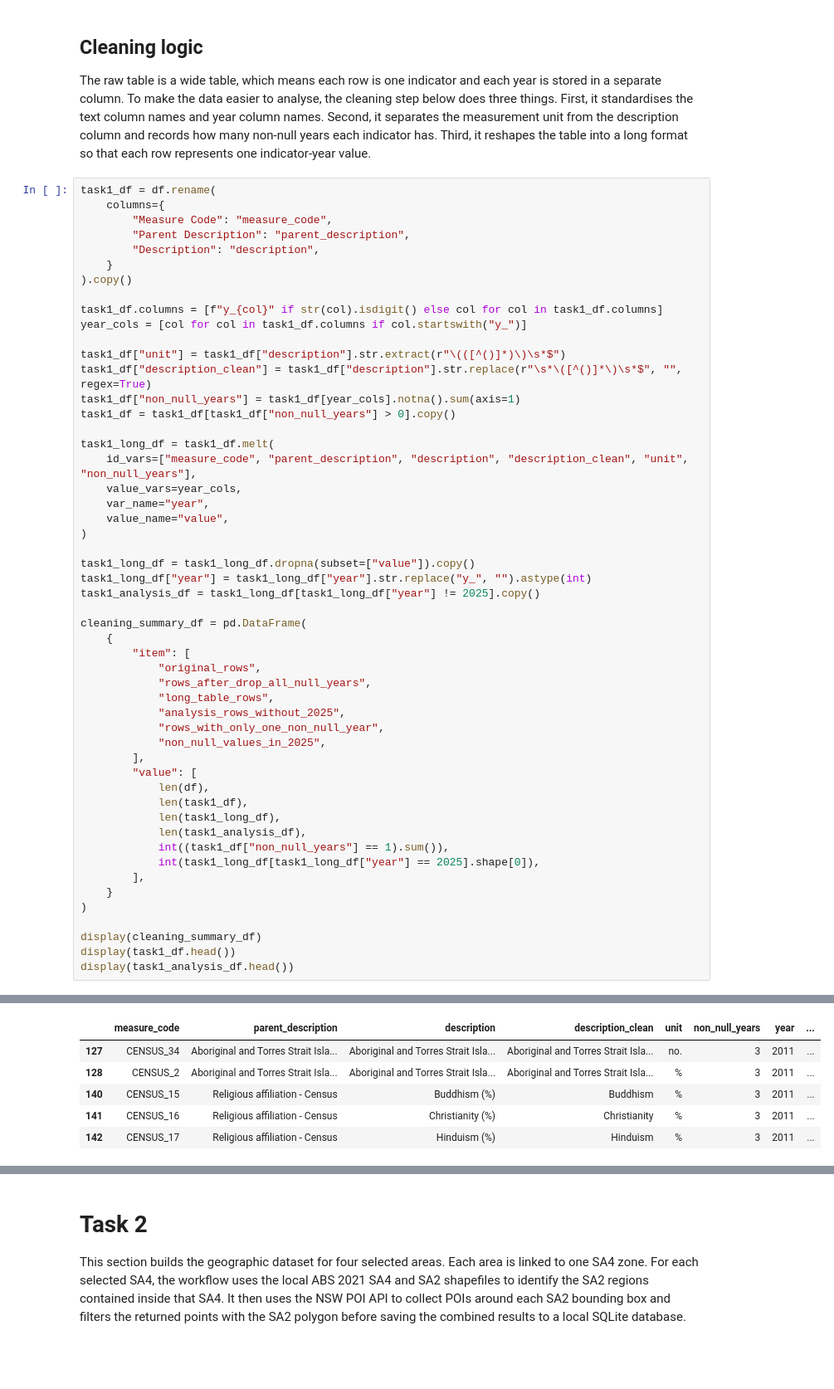
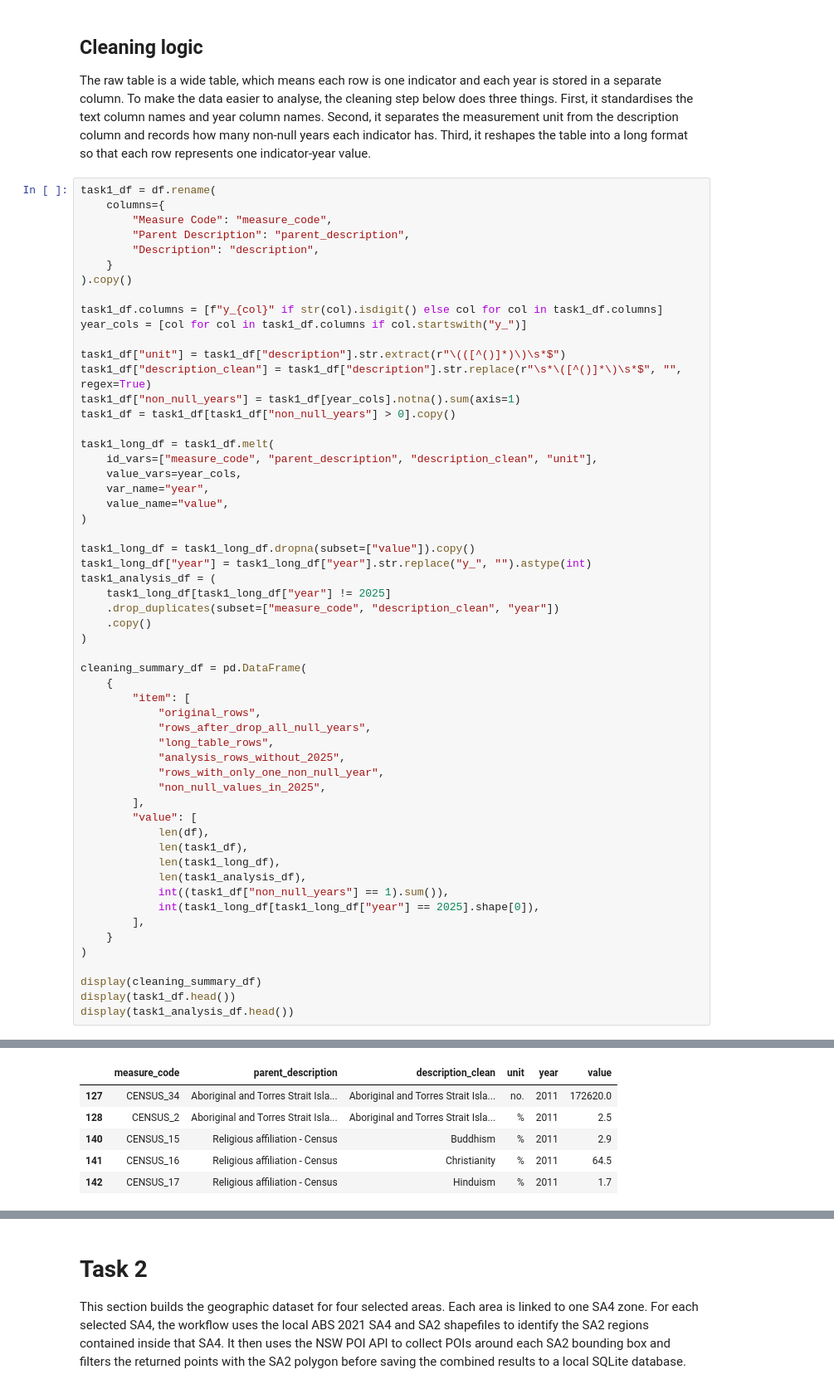
Before and after one commit to felix971/DATA2001_G56, a Jupyter notebook: data2001.ipynb, the cells around one changed output, grey strips where cells are left out. Shown at 83% size. Cells and saved outputs as stored; diff of their text form; blank space fills up the shorter version.

```diff
--- a/data2001.ipynb
+++ b/data2001.ipynb
@@ -41,7 +42,7 @@ task1_df["non_null_years"] = task1_df[year_cols].notna().sum(axis=1)
 task1_df = task1_df[task1_df["non_null_years"] > 0].copy()
 
 task1_long_df = task1_df.melt(
-    id_vars=["measure_code", "parent_description", "description", "description_clean", "unit", "non_null_years"],
+    id_vars=["measure_code", "parent_description", "description_clean", "unit"],
     value_vars=year_cols,
     var_name="year",
     value_name="value",
@@ -49,7 +50,11 @@ task1_long_df = task1_df.melt(
 
 task1_long_df = task1_long_df.dropna(subset=["value"]).copy()
 task1_long_df["year"] = task1_long_df["year"].str.replace("y_", "").astype(int)
-task1_analysis_df = task1_long_df[task1_long_df["year"] != 2025].copy()
+task1_analysis_df = (
+    task1_long_df[task1_long_df["year"] != 2025]
+    .drop_duplicates(subset=["measure_code", "description_clean", "year"])
+    .copy()
+)
 
 cleaning_summary_df = pd.DataFrame(
     {
@@ -62,36 +67,36 @@ cleaning_summary_df = pd.DataFrame(
             "non_null_values_in_2025",
         ],
         "value": [
             len(df),
             len(task1_df),
             len(task1_long_df),
             len(task1_analysis_df),
             int((task1_df["non_null_years"] == 1).sum()),
             int(task1_long_df[task1_long_df["year"] == 2025].shape[0]),
         ],
     }
 )
 
 display(cleaning_summary_df)
 display(task1_df.head())
 display(task1_analysis_df.head())
 # %% [output]
 |  | item | value |
 | 0 | original_rows | 800 |
 | 1 | rows_after_drop_all_null_years | 800 |
 | 2 | long_table_rows | 2874 |
 | 3 | analysis_rows_without_2025 | 2871 |
 | 4 | rows_with_only_one_non_null_year | 105 |
 | 5 | non_null_values_in_2025 | 3 |
 |  | measure_code | parent_description | description | y_2011 | y_2015 | y_2016 | y_2017 | y_2018 | y_2019 | ... |
 | 0 | ERP_P_20 | Estimated resident population - y... | Estimated resident population (no.) | NaN | NaN | NaN | NaN | NaN | 8046748.0 | ... |
 | 1 | ERP_21 | Estimated resident population - y... | Population density (persons/km2) | NaN | NaN | NaN | NaN | NaN | 10.0 | ... |
 | 2 | ERP_M_20 | Estimated resident population - y... | Estimated resident population - m... | NaN | NaN | NaN | NaN | NaN | 3999452.0 | ... |
 | 3 | ERP_F_20 | Estimated resident population - y... | Estimated resident population - f... | NaN | NaN | NaN | NaN | NaN | 4047296.0 | ... |
 | 4 | ERP_19 | Estimated resident population - y... | Median age - males (years) | NaN | NaN | NaN | NaN | NaN | 36.8 | ... |
-|  | measure_code | parent_description | description | description_clean | unit | non_null_years | year | ... |
-| 127 | CENSUS_34 | Aboriginal and Torres Strait Isla... | Aboriginal and Torres Strait Isla... | Aboriginal and Torres Strait Isla... | no. | 3 | 2011 | ... |
-| 128 | CENSUS_2 | Aboriginal and Torres Strait Isla... | Aboriginal and Torres Strait Isla... | Aboriginal and Torres Strait Isla... | % | 3 | 2011 | ... |
-| 140 | CENSUS_15 | Religious affiliation - Census | Buddhism (%) | Buddhism | % | 3 | 2011 | ... |
-| 141 | CENSUS_16 | Religious affiliation - Census | Christianity (%) | Christianity | % | 3 | 2011 | ... |
-| 142 | CENSUS_17 | Religious affiliation - Census | Hinduism (%) | Hinduism | % | 3 | 2011 | ... |
+|  | measure_code | parent_description | description_clean | unit | year | value |
+| 127 | CENSUS_34 | Aboriginal and Torres Strait Isla... | Aboriginal and Torres Strait Isla... | no. | 2011 | 172620.0 |
+| 128 | CENSUS_2 | Aboriginal and Torres Strait Isla... | Aboriginal and Torres Strait Isla... | % | 2011 | 2.5 |
+| 140 | CENSUS_15 | Religious affiliation - Census | Buddhism | % | 2011 | 2.9 |
+| 141 | CENSUS_16 | Religious affiliation - Census | Christianity | % | 2011 | 64.5 |
+| 142 | CENSUS_17 | Religious affiliation - Census | Hinduism | % | 2011 | 1.7 |
```
Also changed, not shown: parts of 69 cells of this notebook, 23 other files.
